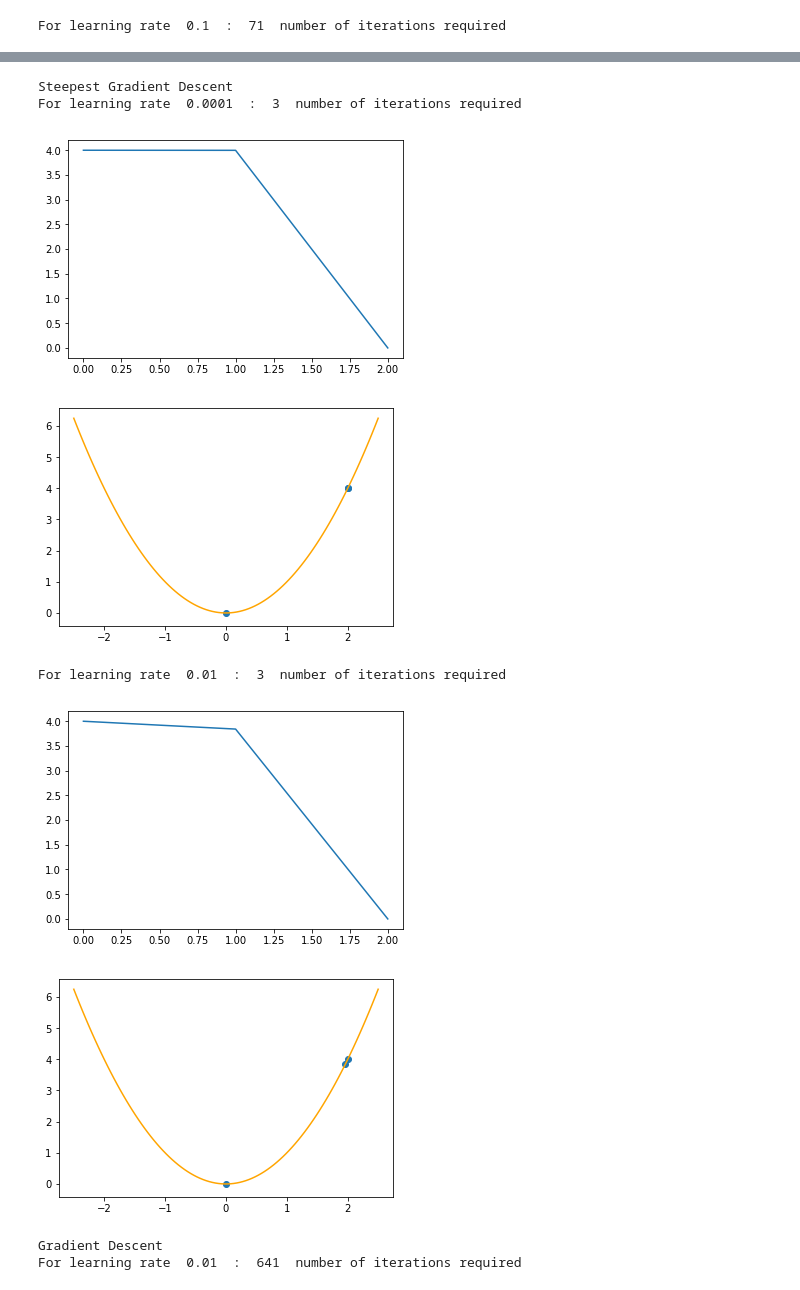
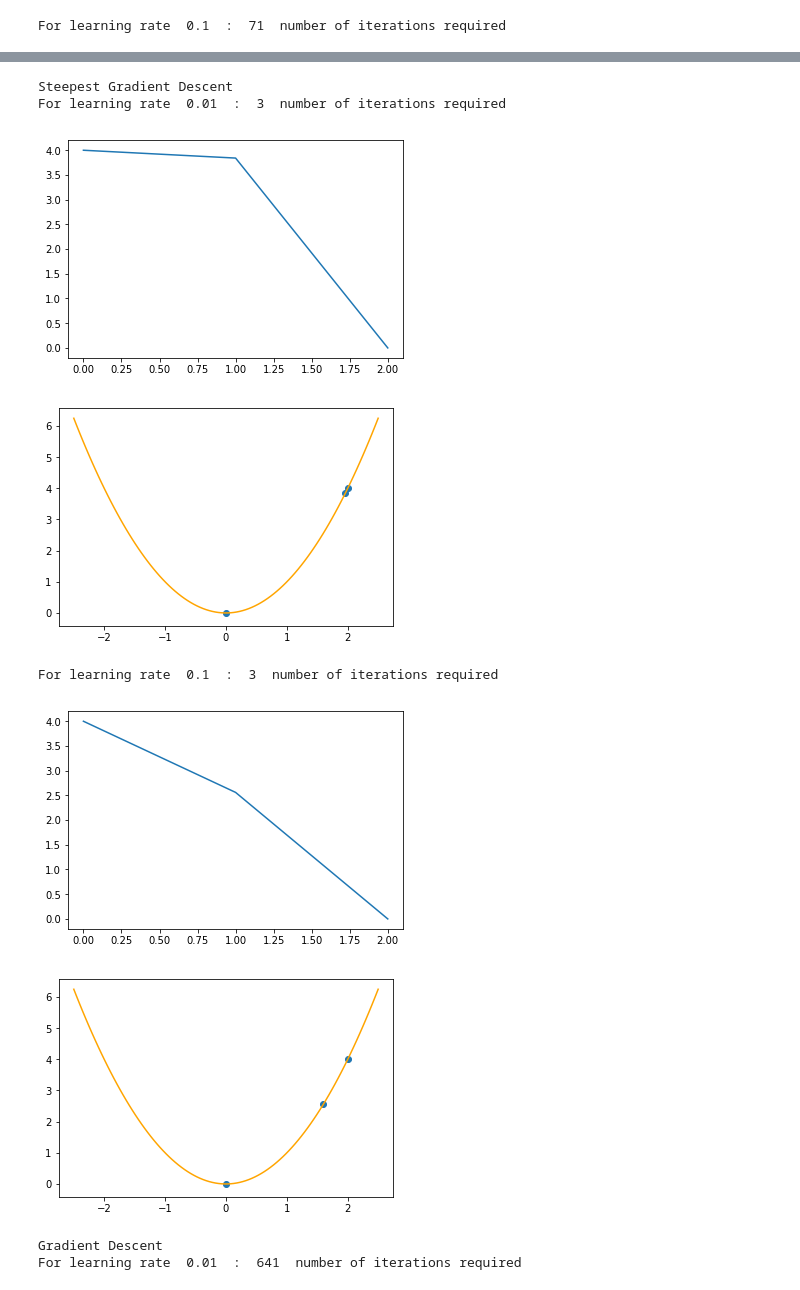
Before and after one commit to nishi1612/Machine-Learning, a Jupyter notebook: IE406_Lab2.ipynb, the cells around one changed output, grey strips where cells are left out. Drawn from its saved outputs; the diff is of its cells as text; code cells hidden in the pictures.

```diff
--- a/IE406_Lab2.ipynb
+++ b/IE406_Lab2.ipynb
@@ -75,6 +75,7 @@ def derivative(x):
   return 2*x
 
 x = np.linspace(-2.5,2.5,100)
+y = 2
 
 print("Gradient Descent")
 
@@ -96,41 +97,41 @@ plt.show()
 
 def get_derivative(theta_old,theta_new,der,x=x,y=y):
   numerator = -1*theta_new
   denominator = 2*theta_old
   return numerator/denominator
 
 print("Steepest Gradient Descent")
 
 theta_init = np.zeros((1))
 theta_init[0] = 2
 
-theta_history = steepest_gradient_descent(theta_init,0.0001)
+theta_history = steepest_gradient_descent(theta_init,0.01)
 plt.plot(x,func(x),color = 'orange')
 plt.scatter(theta_history,func(theta_history))
 plt.show()
 
 theta_init = np.zeros((1))
 theta_init[0] = 2
 
-theta_history = steepest_gradient_descent(theta_init,0.01)
+theta_history = steepest_gradient_descent(theta_init,0.1)
 plt.plot(x,func(x),color = 'orange')
 plt.scatter(theta_history,func(theta_history))
 plt.show()
 # %% [output]
 Gradient Descent
 For learning rate  0.01  :  641  number of iterations required
 [figure]
 [figure]
 For learning rate  0.1  :  71  number of iterations required
 [figure]
 [figure]
 Steepest Gradient Descent
-For learning rate  0.0001  :  3  number of iterations required
+For learning rate  0.01  :  3  number of iterations required
-[figure, old version]
+[figure, new version]
-[figure, old version]
+[figure, new version]
-For learning rate  0.01  :  3  number of iterations required
+For learning rate  0.1  :  3  number of iterations required
-[figure, old version]
+[figure, new version]
-[figure, old version]
+[figure, new version]
 # %%
 def func(x):
   return (x-1)**2
```
Also changed, not shown: parts of 2 cells of this notebook.
